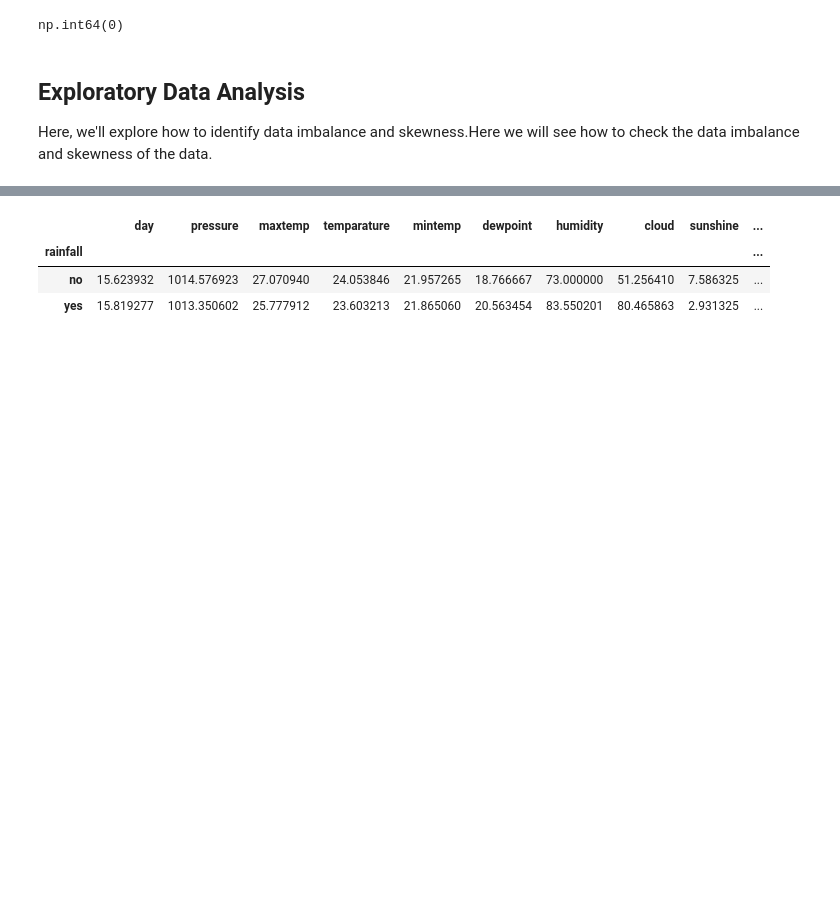
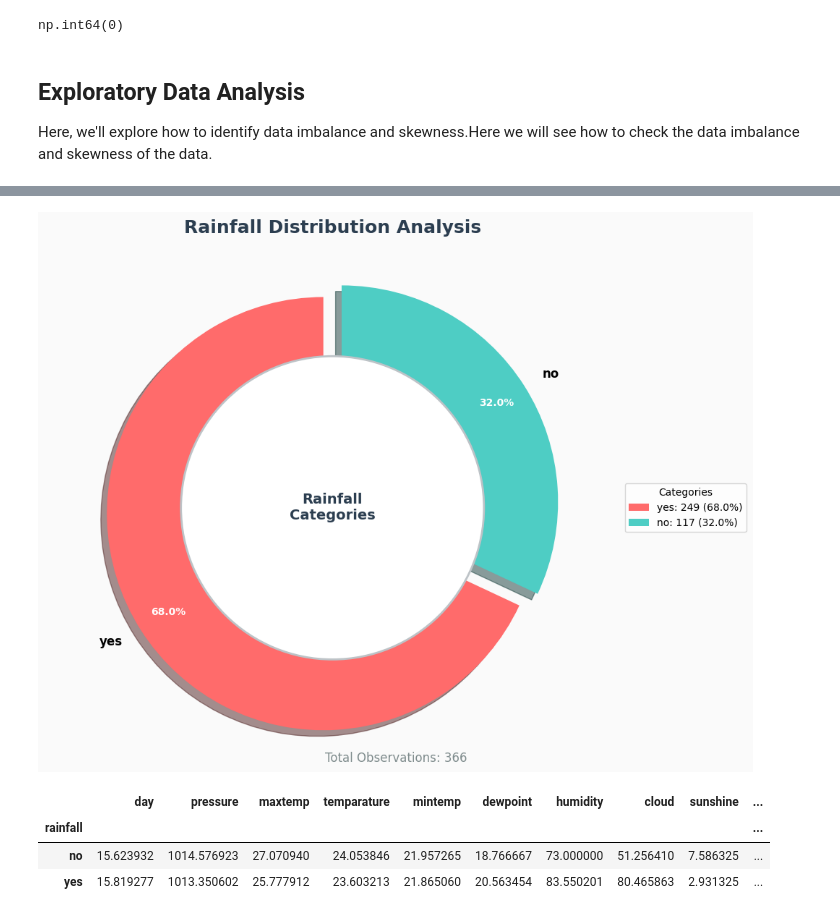
Before and after one commit to gulIbrahimi/Rainfall_Prediction_ML_Project, a Jupyter notebook: Rainfall_Prediction.ipynb, the cells around one changed output, grey strips where cells are left out. Cells and saved outputs as stored; diff of their text form; code cells hidden in the pictures; blank space fills up the shorter version.

```diff
--- a/Rainfall_Prediction.ipynb
+++ b/Rainfall_Prediction.ipynb
@@ -137,3 +130,93 @@ plt.show()
+# %%
+import matplotlib.pyplot as plt
+import numpy as np
+
+# Set up the figure with better styling
+plt.style.use('default')
+fig, ax = plt.subplots(figsize=(10, 8))
+
+# Get data
+values = df['rainfall'].value_counts().values
+labels = df['rainfall'].value_counts().index
+
+# Create a modern color palette
+colors = ['#FF6B6B', '#4ECDC4', '#45B7D1', '#96CEB4', '#FFEAA7', '#DDA0DD', '#98D8C8', '#F7DC6F']
+colors = colors[:len(labels)]  # Use only as many colors as needed
+
+# Create the pie chart with enhanced styling
+wedges, texts, autotexts = ax.pie(
+    values,
+    labels=labels,
+    autopct='%1.1f%%',
+    colors=colors,
+    startangle=90,           # Start from top
+    explode=[0.05] * len(labels),  # Slightly separate all slices
+    shadow=True,             # Add shadow for depth
+    textprops={'fontsize': 11, 'fontweight': 'bold'},
+    pctdistance=0.85         # Distance of percentage labels from center
+)
+
+# Customize the percentage text
+for autotext in autotexts:
+    autotext.set_color('white')
+    autotext.set_fontweight('bold')
+    autotext.set_fontsize(10)
+
+# Customize label text
+for text in texts:
+    text.set_fontsize(12)
+    text.set_fontweight('bold')
+
+# Add a beautiful title
+plt.title('Rainfall Distribution Analysis',
+          fontsize=18,
+          fontweight='bold',
+          pad=30,
+          color='#2C3E50')
+
+# Add a subtitle with total count
+total_count = sum(values)
+plt.suptitle(f'Total Observations: {total_count:,}',
+             fontsize=12,
+             y=0.02,
+             color='#7F8C8D')
+
+# Create a circle at the center for a donut chart effect (optional)
+centre_circle = plt.Circle((0,0), 0.70, fc='white', linewidth=2, edgecolor='#BDC3C7')
+fig.gca().add_artist(centre_circle)
+
+# Add center text
+ax.text(0, 0, 'Rainfall\nCategories',
+        horizontalalignment='center',
+        verticalalignment='center',
+        fontsize=14,
+        fontweight='bold',
+        color='#2C3E50')
+
+# Equal aspect ratio ensures that pie is drawn as a circle
+ax.axis('equal')
+
+# Add a legend with better positioning
+ax.legend(wedges, [f'{label}: {value} ({value/total_count*100:.1f}%)'
+                   for label, value in zip(labels, values)],
+          title="Categories",
+          loc="center left",
+          bbox_to_anchor=(1, 0, 0.5, 1),
+          fontsize=10)
+
+# Adjust layout to accommodate legend
+plt.tight_layout()
+
+# Optional: Add a subtle background color to the figure
+fig.patch.set_facecolor('#FAFAFA')
+
+plt.show()
+
+# Optional: Save the figure in high quality
+# plt.savefig('rainfall_distribution.png', dpi=300, bbox_inches='tight',
+#             facecolor='#FAFAFA', edgecolor='none')
+# %% [output]
+[figure, added]
 # %%
 df.groupby('rainfall').mean()
 # %% [output]
```
Also changed, not shown: parts of 12 cells of this notebook.
